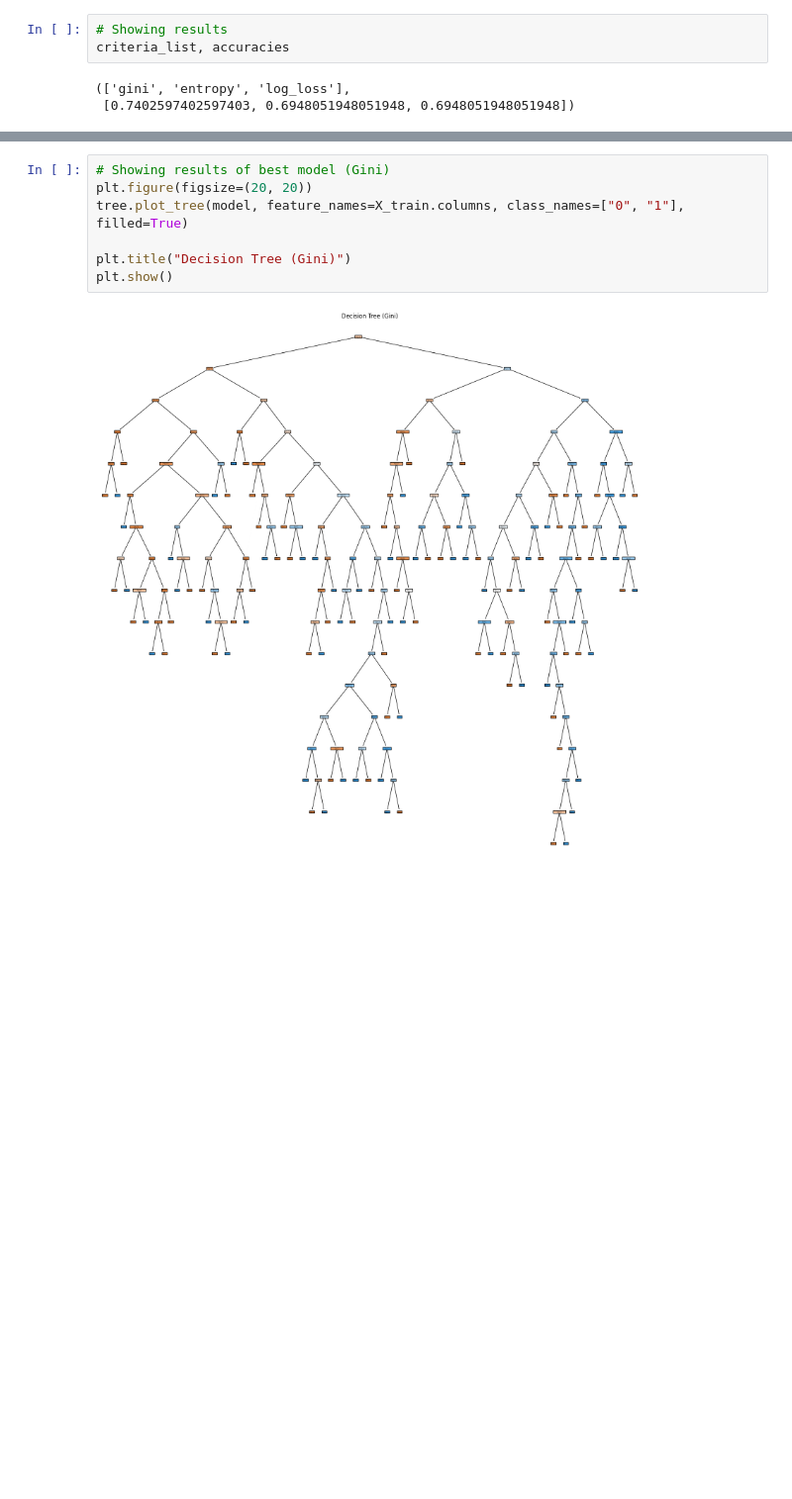
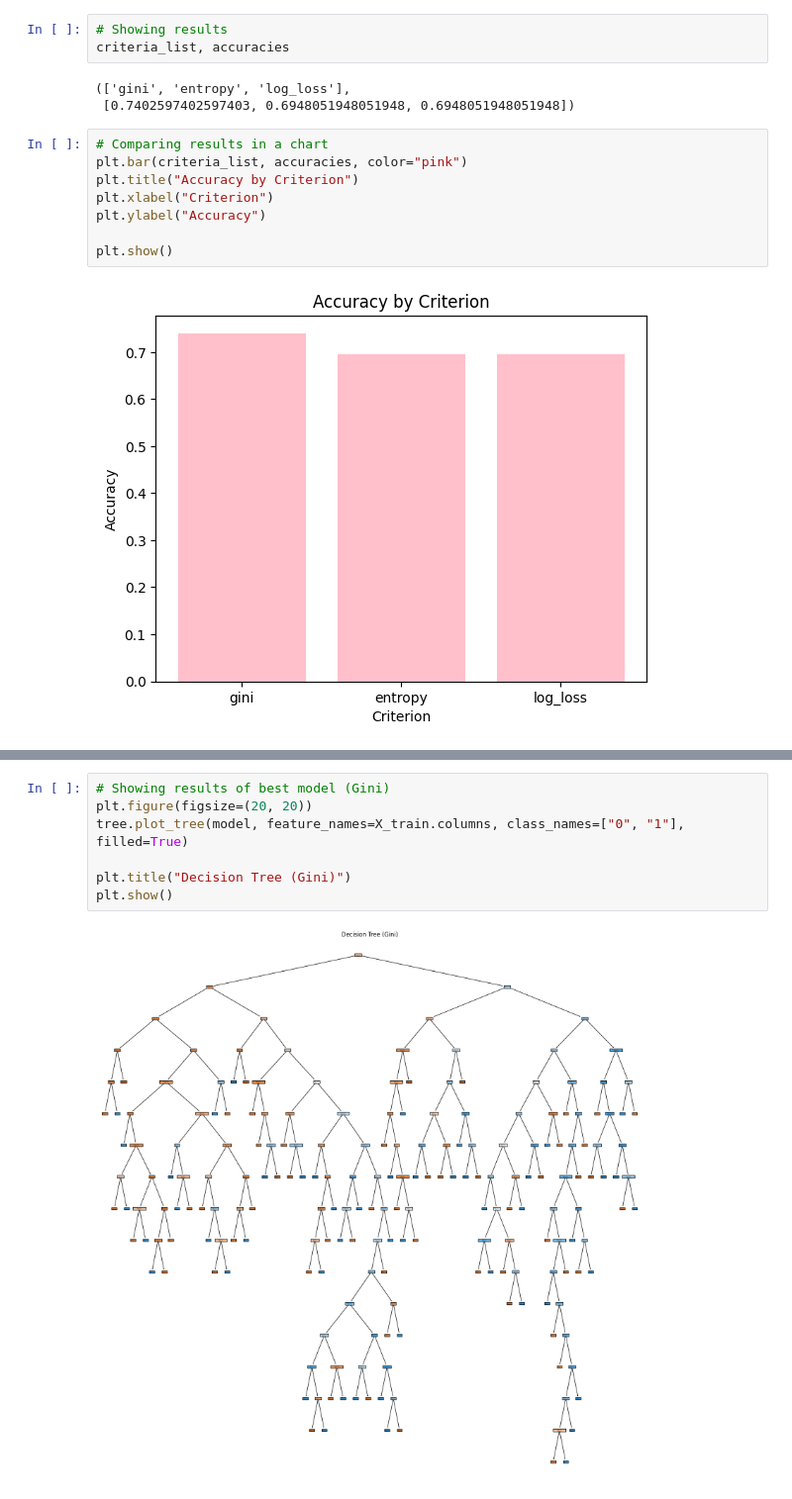
Before and after one commit to 4GeeksAcademy/josefina-aispuro-merelles-machine-learning, a Jupyter notebook: src/04-decision-tree-diabetes.ipynb, the cells around one changed output, grey strips where cells are left out. Shown at 99% size. Drawn from its saved outputs; the diff is of its cells as text; blank space fills up the shorter version.

Commit message:
Issues corrected (charts 04-05)

```diff
--- a/src/04-decision-tree-diabetes.ipynb
+++ b/src/04-decision-tree-diabetes.ipynb
@@ -88,3 +88,13 @@ criteria_list, accuracies
 # %% [output]
 (['gini', 'entropy', 'log_loss'],
  [0.7402597402597403, 0.6948051948051948, 0.6948051948051948])
+# %%
+# Comparing results in a chart
+plt.bar(criteria_list, accuracies, color="pink")
+plt.title("Accuracy by Criterion")
+plt.xlabel("Criterion")
+plt.ylabel("Accuracy")
+
+plt.show()
+# %% [output]
+[figure, added]
```
Also changed, not shown: parts of 1 cell of this notebook, 2 other files.
